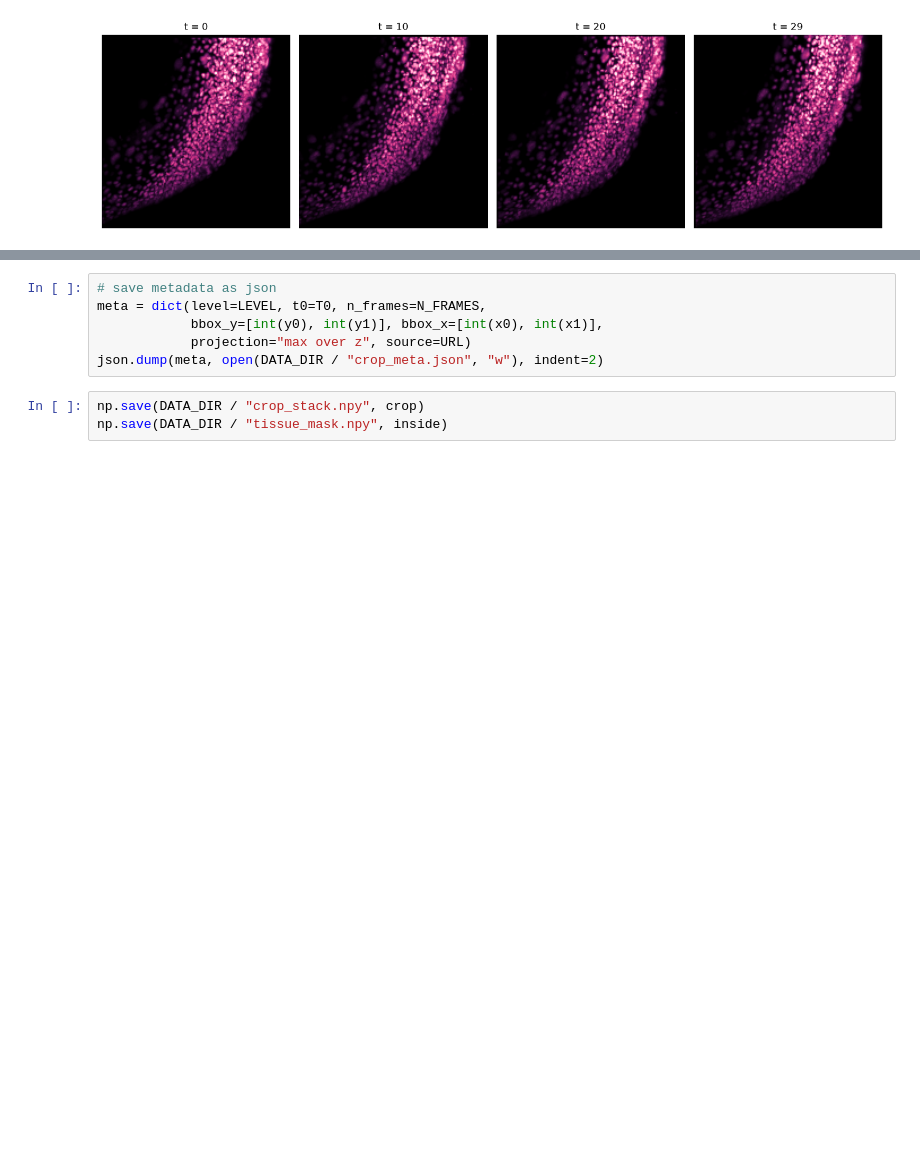
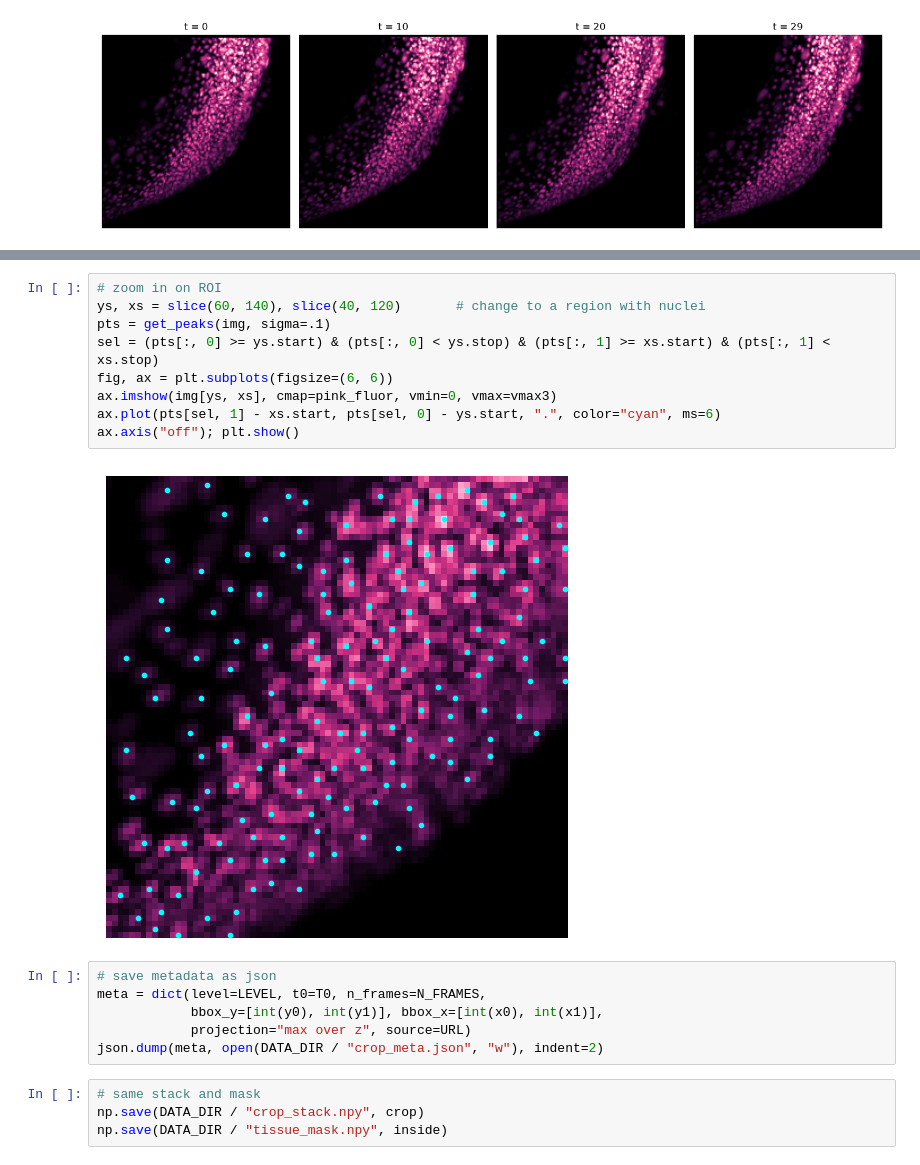
Before and after one commit to sophialevitskaja/nuclei_tracking_demo, a Jupyter notebook: notebooks/01_exploration.ipynb, the cells around one changed output, grey strips where cells are left out. Saved outputs shown, nothing was run; the diff lists cells and outputs as text; blank space fills up the shorter version.

```diff
--- a/notebooks/01_exploration.ipynb
+++ b/notebooks/01_exploration.ipynb
@@ -224,3 +235,14 @@ nearest-neighbour shift (px): median 1.0 | 90th 4.4 | 95th 6.4
+# %%
+# zoom in on ROI
+ys, xs = slice(60, 140), slice(40, 120)       # change to a region with nuclei
+pts = get_peaks(img, sigma=.1)
+sel = (pts[:, 0] >= ys.start) & (pts[:, 0] < ys.stop) & (pts[:, 1] >= xs.start) & (pts[:, 1] < xs.stop)
+fig, ax = plt.subplots(figsize=(6, 6))
+ax.imshow(img[ys, xs], cmap=pink_fluor, vmin=0, vmax=vmax3)
+ax.plot(pts[sel, 1] - xs.start, pts[sel, 0] - ys.start, ".", color="cyan", ms=6)
+ax.axis("off"); plt.show()
+# %% [output]
+[figure, added]
 # %%
 # save metadata as json
 meta = dict(level=LEVEL, t0=T0, n_frames=N_FRAMES,
@@ -228,5 +250,6 @@ meta = dict(level=LEVEL, t0=T0, n_frames=N_FRAMES,
             projection="max over z", source=URL)
 json.dump(meta, open(DATA_DIR / "crop_meta.json", "w"), indent=2)
 # %%
+# same stack and mask
 np.save(DATA_DIR / "crop_stack.npy", crop)
 np.save(DATA_DIR / "tissue_mask.npy", inside)
```
Also changed, not shown: parts of 5 cells of this notebook, 1 other file.
